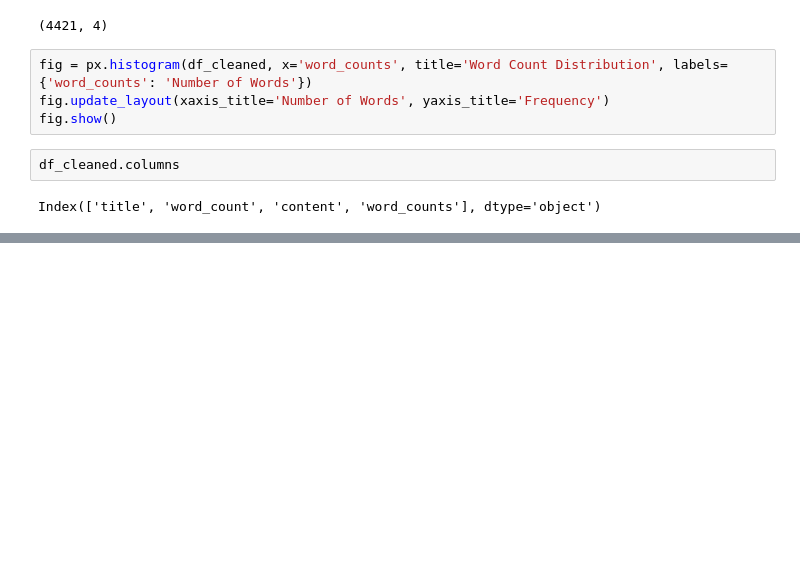
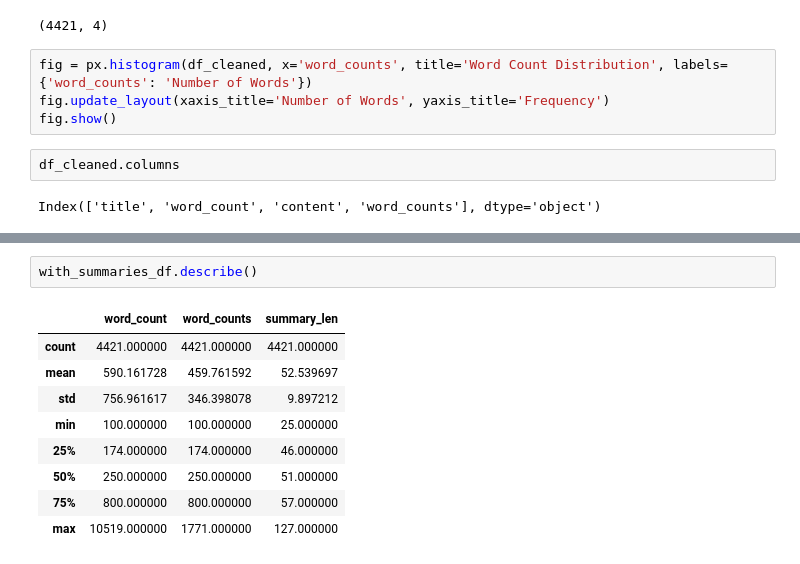
Before and after one commit to FrancisNdirangu/Summarizer_Project, a Jupyter notebook: index.ipynb, the cells around one changed output, grey strips where cells are left out. Cells and saved outputs as stored; diff of their text form; blank space fills up the shorter version.

```diff
--- a/index.ipynb
+++ b/index.ipynb
@@ -253,0 +249,12 @@ df_cleaned.to_csv('Summarized.csv', index=False)
+# %%
+with_summaries_df.describe()
+# %% [output]
+|  | word_count | word_counts | summary_len |
+| count | 4421.000000 | 4421.000000 | 4421.000000 |
+| mean | 590.161728 | 459.761592 | 52.539697 |
+| std | 756.961617 | 346.398078 | 9.897212 |
+| min | 100.000000 | 100.000000 | 25.000000 |
+| 25% | 174.000000 | 174.000000 | 46.000000 |
+| 50% | 250.000000 | 250.000000 | 51.000000 |
+| 75% | 800.000000 | 800.000000 | 57.000000 |
+| max | 10519.000000 | 1771.000000 | 127.000000 |
```
Also changed, not shown: parts of 4 cells of this notebook, 6 other files.
